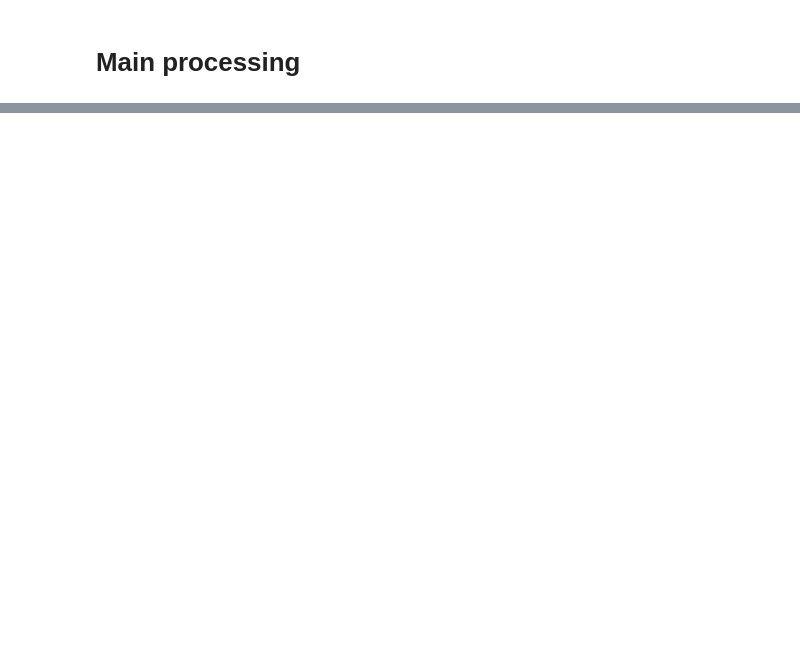
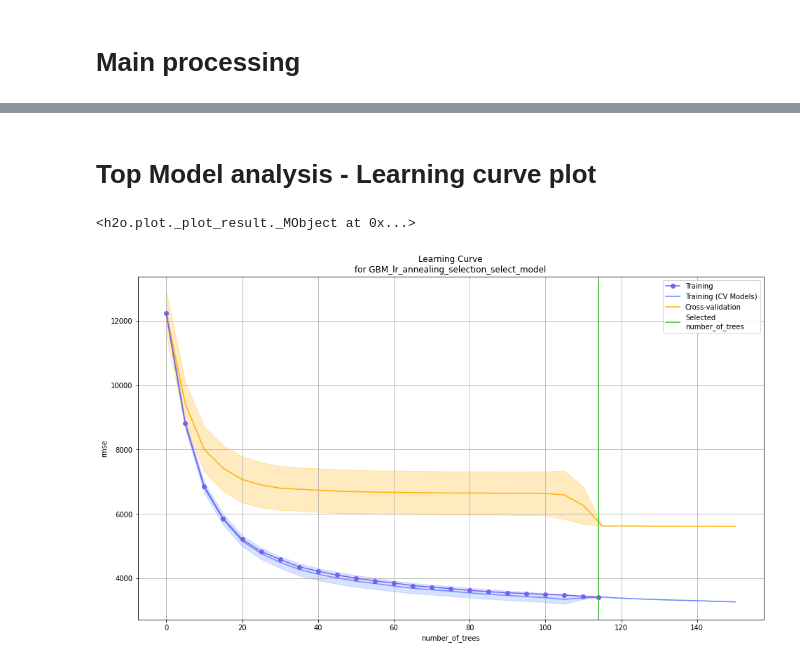
Before and after one commit to DavideBossoli88/ds-common, a Jupyter notebook: use_cases/00_usacars/data_exploration_h2o.ipynb, the cells around one changed output, grey strips where cells are left out. Drawn from its saved outputs; the diff is of its cells as text; code cells hidden in the pictures; blank space fills up the shorter version.

```diff
--- a/use_cases/00_usacars/data_exploration_h2o.ipynb
+++ b/use_cases/00_usacars/data_exploration_h2o.ipynb
@@ -231,0 +305,7 @@ AttributeError: 'H2OAutoML' object has no attribute 'explain'
+# %%
+
+# Get H2O Model
+model_h2o = h2o.get_model(df_output_info_gbm.reset_index()['model_id'][0])
+
+# Explain whole test set using the top 3 features
+model_h2o.explain(frame = df_h2o_test, top_n_features = 3)
@@ -231,0 +344,9 @@ AttributeError: 'H2OAutoML' object has no attribute 'explain'
+# %% [markdown]
+# Top Model analysis - Learning curve plot
+# %%
+
+# Learning curve plot
+model_h2o.learning_curve_plot()
+# %% [output]
+<h2o.plot._plot_result._MObject at 0x...>
+[figure, added]
```
Also changed, not shown: parts of 23 cells of this notebook, 3 other files.
